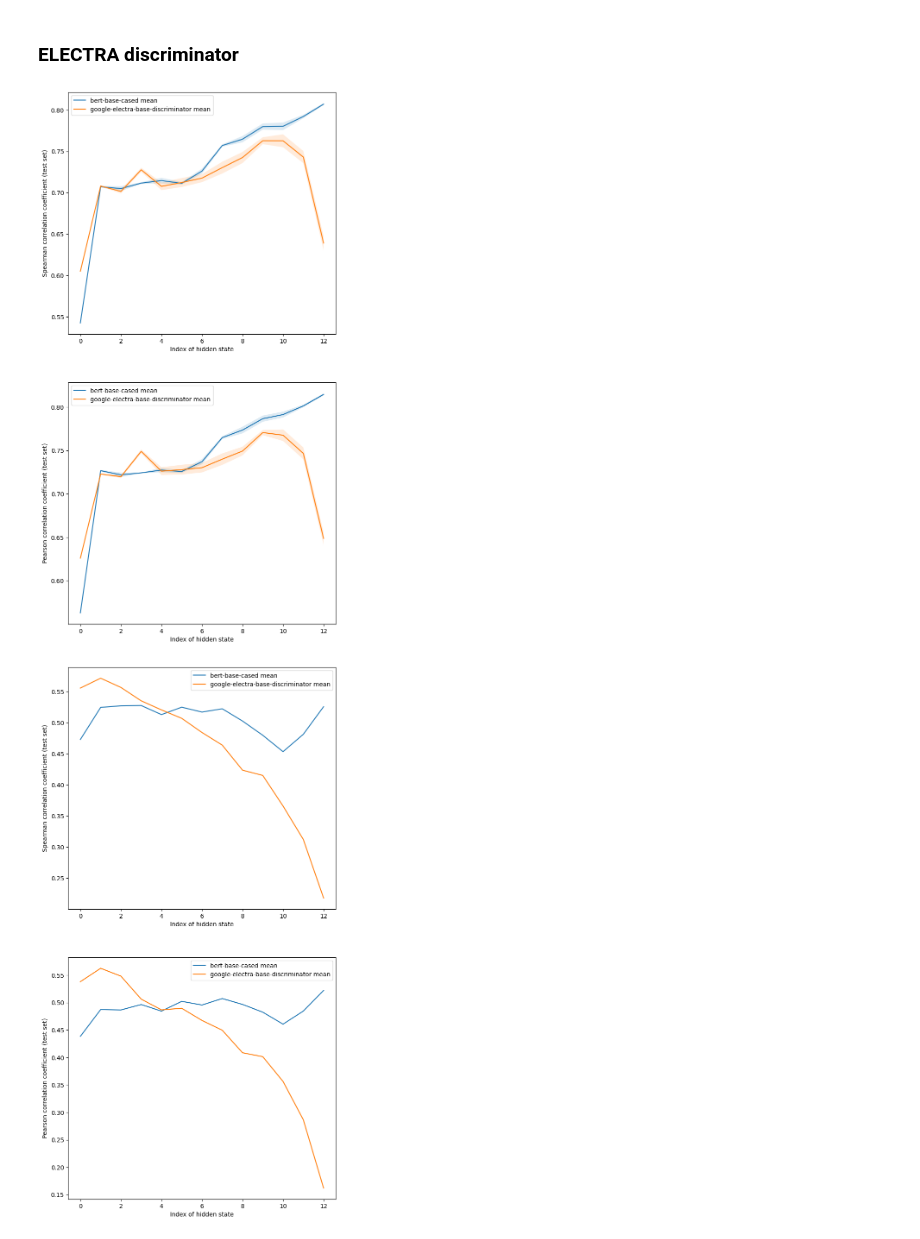
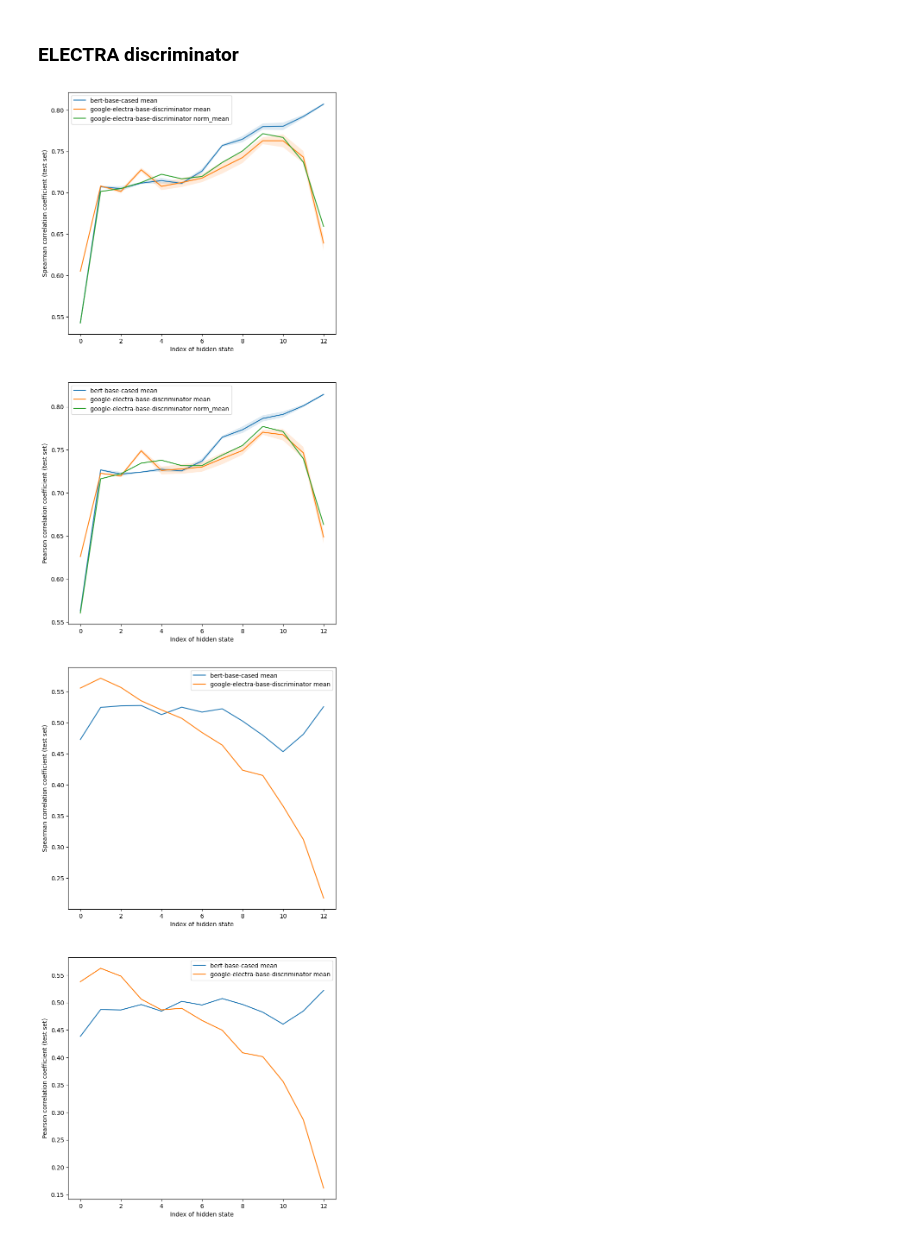
Before and after one commit to ir2718/similarity-embedding-quality, a Jupyter notebook: notebooks/comparison2.ipynb, the cells around one changed output. Saved outputs shown, nothing was run; the diff lists cells and outputs as text; code cells hidden in the pictures.

```diff
--- a/notebooks/comparison2.ipynb
+++ b/notebooks/comparison2.ipynb
@@ -3,7 +3,7 @@ import json
 import matplotlib.pyplot as plt
 import numpy as np
 # %%
-def plot_func(models, dataset="", unsupervised=""):
+def plot_func(models, dataset="", unsupervised="", loaded=""):
     fig, axs = plt.subplots(2, 1, figsize=(8, 16))
 
     for x in models:
@@ -14,7 +14,7 @@ def plot_func(models, dataset="", unsupervised=""):
             spearman, pearson = [], []
             std_spearman, std_pearson = [], []
             for i in range(c):
-                res = json.load(open(f"../output/{m}/{p}/{i}_to_{i+1}/test_results{dataset}{unsupervised}.json"))
+                res = json.load(open(f"../output/{m}/{p}/{i}_to_{i+1}/test_results{dataset}{unsupervised}{loaded}.json"))
 
                 std_1 = res["stdev_cosine_spearman_test"]
                 mean_1 = res["mean_cosine_spearman_test"]
@@ -67,13 +78,13 @@ plot_func(models)
 # %%
 models = [
     ("bert-base-cased", ["mean"], 13),
-    ("google-electra-base-discriminator", ["mean"], 13),
+    ("google-electra-base-discriminator", ["mean", "norm_mean"], 13),
     #("google-electra-base-generator", ["mean", "cls", "max", "weighted_mean"], 13),
 ]
 
 plot_func(models)
 # %% [output]
-[figure, old version]
+[figure, new version]
 # %%
 plot_func(models, unsupervised="_unsupervised")
 # %% [output]
```
Also changed, not shown: parts of 6 cells of this notebook, 4 other files.
